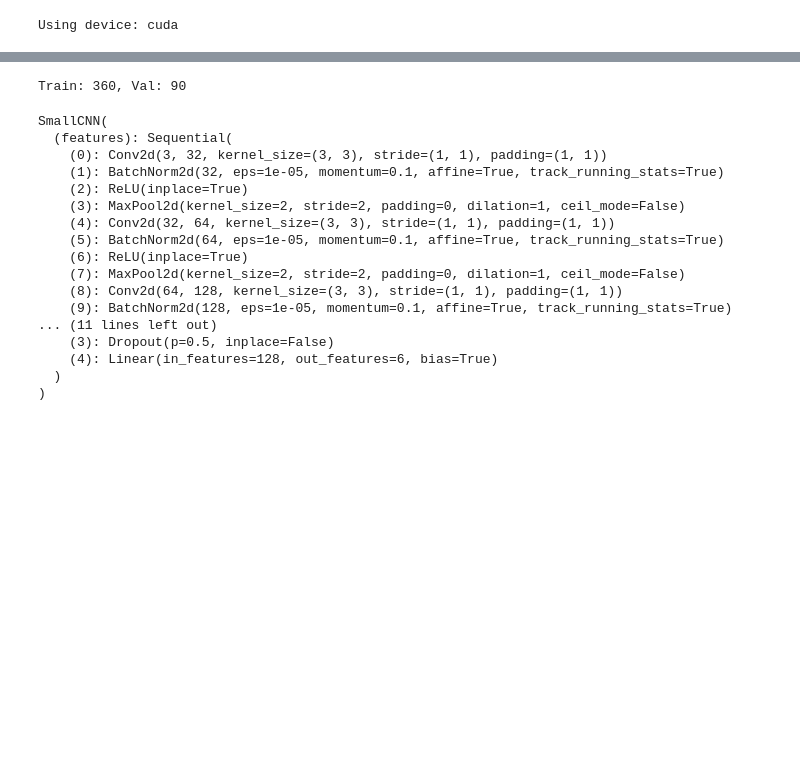
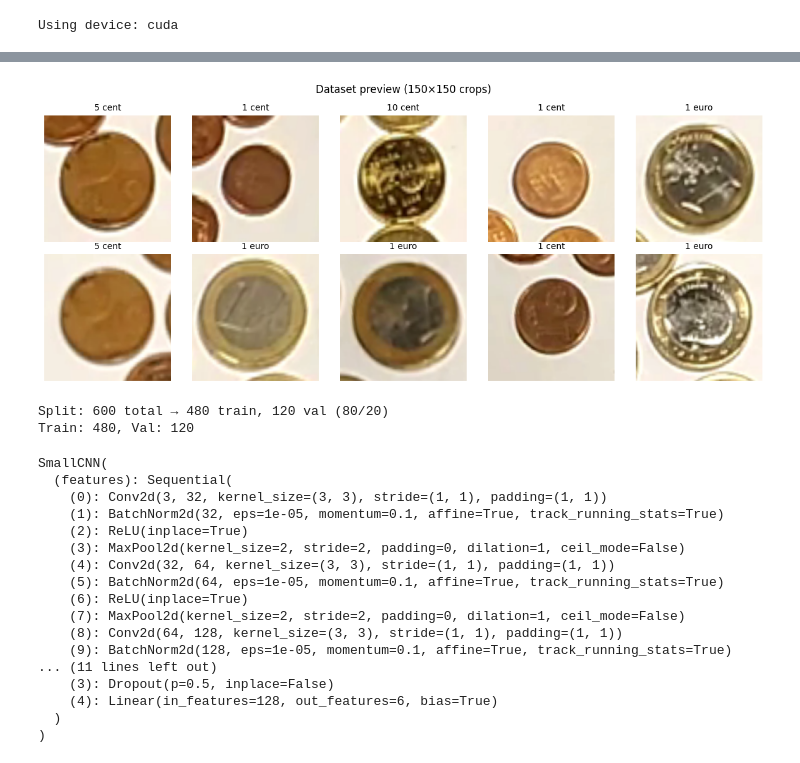
Before and after one commit to VidValda/realtime-coin-counter-svm-cht, a Jupyter notebook: coin_cnn_training.ipynb, the cells around one changed output, grey strips where cells are left out. Cells and saved outputs as stored; diff of their text form; code cells hidden in the pictures; blank space fills up the shorter version.

```diff
--- a/coin_cnn_training.ipynb
+++ b/coin_cnn_training.ipynb
@@ -81,3 +121,16 @@ Total images: 450
+# %%
+fig, axes = plt.subplots(2, 5, figsize=(12, 5))
+indices = random.sample(range(len(full_ds)), 10)
+for i, ax in enumerate(axes.flat):
+    img, label = full_ds[indices[i]]
+    ax.imshow(img)
+    ax.set_title(CLASS_NAMES[label], fontsize=10)
+    ax.axis("off")
+plt.suptitle("Dataset preview (150×150 crops)", fontsize=12)
+plt.tight_layout()
+plt.show()
+# %% [output]
+[figure, added]
 # %%
 IMG_SIZE = 64
 train_transform = transforms.Compose([
@@ -102,6 +155,7 @@ n_total = len(full_ds)
 n_val = max(1, int(0.2 * n_total))
 n_train = n_total - n_val
 train_ds_raw, val_ds_raw = random_split(full_ds, [n_train, n_val], generator=torch.Generator().manual_seed(42))
+print(f"Split: {n_total} total → {n_train} train, {n_val} val (80/20)")
 
 class SubsetWithTransform(Dataset):
     def __init__(self, subset, transform):
@@ -121,7 +175,8 @@ train_loader = DataLoader(train_ds, batch_size=32, shuffle=True, num_workers=0,
 val_loader = DataLoader(val_ds, batch_size=32, shuffle=False, num_workers=0)
 print(f"Train: {len(train_ds)}, Val: {len(val_ds)}")
 # %% [output]
-Train: 360, Val: 90
+Split: 600 total → 480 train, 120 val (80/20)
+Train: 480, Val: 120
 # %%
 class SmallCNN(nn.Module):
     def __init__(self, num_classes=6):
```
Also changed, not shown: parts of 7 cells of this notebook, 3 other files.
